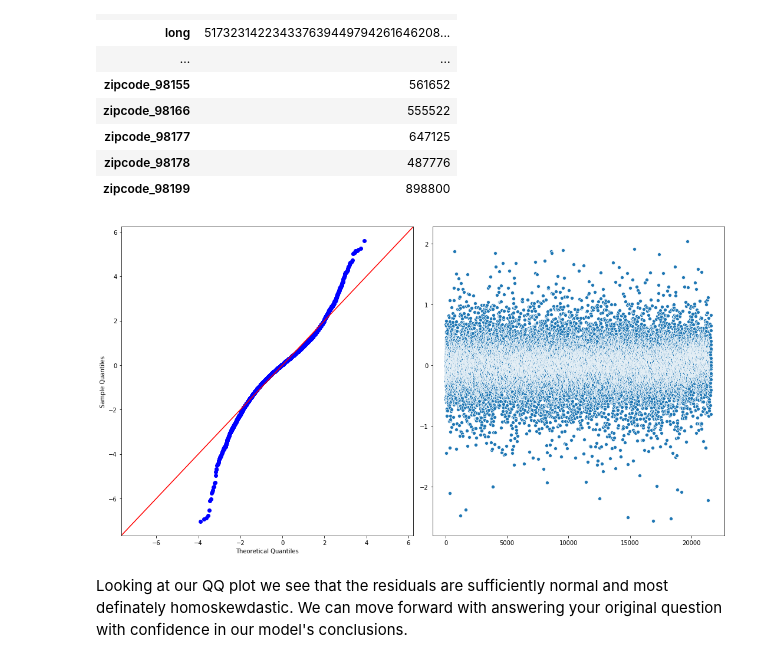
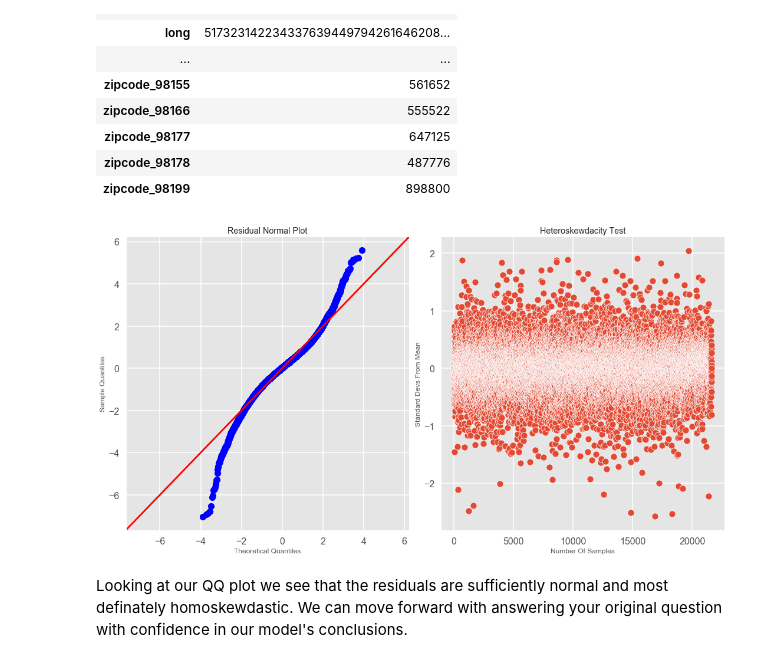
Before and after one commit to minthammock/dsc-mod-2-project-v2-1-onl01-dtsc-pt-041320, a Jupyter notebook: student.ipynb, the cells around one changed output. Drawn from its saved outputs; the diff is of its cells as text; code cells hidden in the pictures.

```diff
--- a/student.ipynb
+++ b/student.ipynb
@@ -890,14 +894,19 @@ pd.set_option('display.max_rows', 30)
 # %%
 residuals = finalModel.resid
 plt.figure(figsize=(15,8))
+plt.style.use('ggplot')
 axes1 = plt.subplot(1,2,1)
 axes2 = plt.subplot(1,2,2)
 sm.graphics.qqplot(residuals, dist=stats.norm, line='45', fit=True, ax = axes1)
+axes1.set_title("Residual Normal Plot")
 sns.scatterplot(data = residuals, ax = axes2)
+axes2.set_title("Heteroskewdacity Test")
+axes2.set_xlabel('Number Of Samples')
+axes2.set_ylabel('Standard Devs From Mean')
 plt.tight_layout()
 plt.show()
 # %% [output]
-[figure, old version]
+[figure, new version]
 # %% [markdown]
 Looking at our QQ plot we see that the residuals are sufficiently normal and most definately homoskewdastic. We can move forward with answering your original question with confidence in our model's conclusions.
 # %%
```
Also changed, not shown: parts of 17 cells of this notebook, 1 other file.
